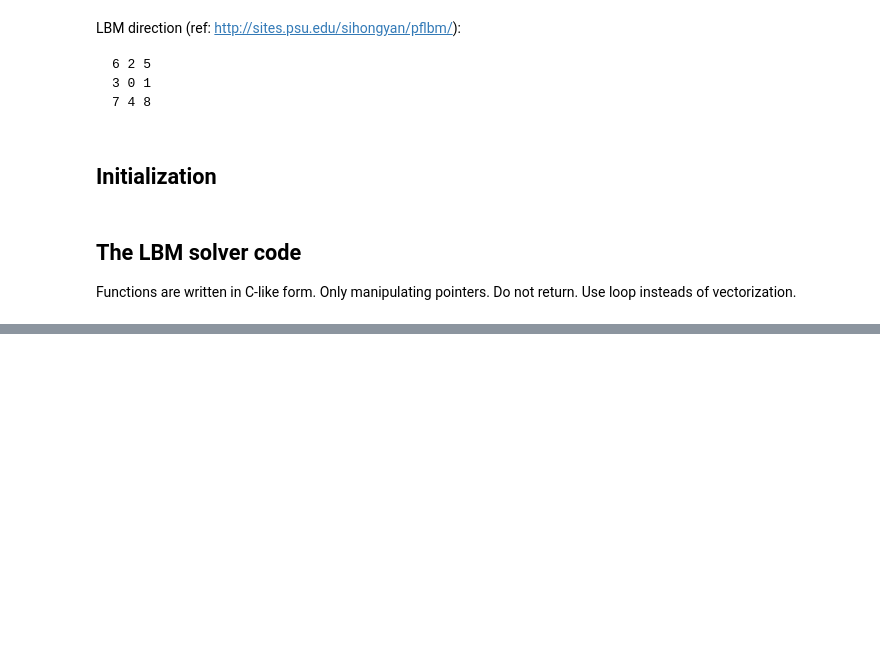
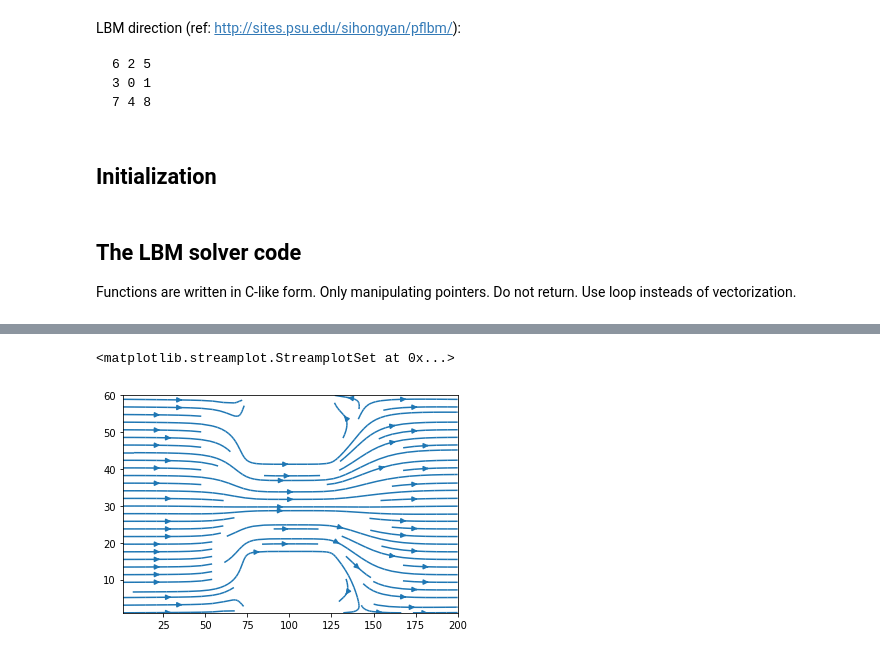
Before and after one commit to iacs-ac290r-2019-2/homework, a Jupyter notebook: HW2/JiaweiZhuang/LBM_2D_constricted_channel_1.ipynb, the cells around one changed output, grey strips where cells are left out. Drawn from its saved outputs; the diff is of its cells as text; code cells hidden in the pictures; blank space fills up the shorter version.

```diff
--- a/HW2/JiaweiZhuang/LBM_2D_constricted_channel_1.ipynb
+++ b/HW2/JiaweiZhuang/LBM_2D_constricted_channel_1.ipynb
@@ -333,0 +313,5 @@ rho.max(), rho.min()  # should be almost one
+# %%
+plt.streamplot(coords['x'], coords['y'], dr_ux, dr_uy)
+# %% [output]
+<matplotlib.streamplot.StreamplotSet at 0x...>
+[figure, added]
```
Also changed, not shown: parts of 34 cells of this notebook.
